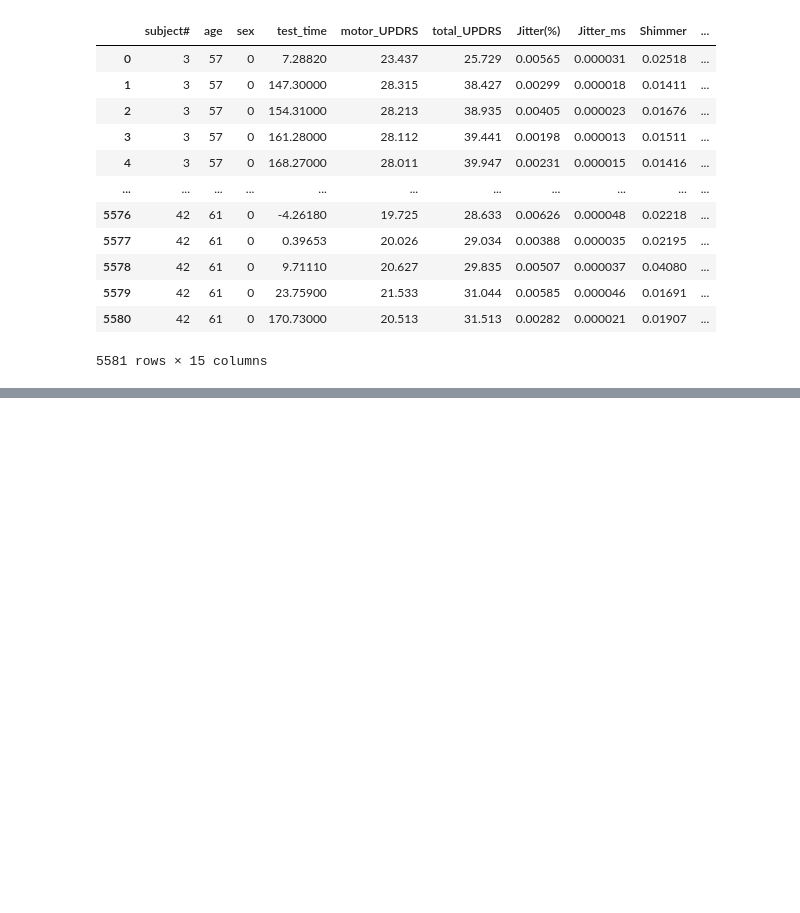
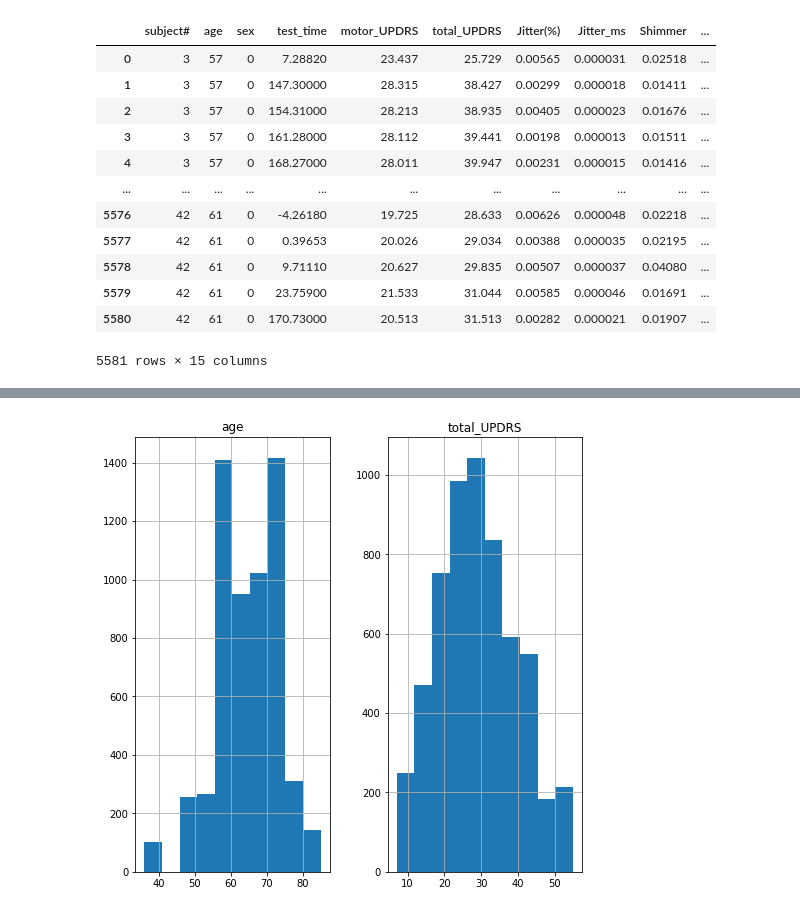
Before and after one commit to data301-2020-winter2/course-project-group_1014, a Jupyter notebook: analysis/Santi/Milestone2.ipynb, the cells around one changed output, grey strips where cells are left out. Saved outputs shown, nothing was run; the diff lists cells and outputs as text; code cells hidden in the pictures; blank space fills up the shorter version.

```diff
--- a/analysis/Santi/Milestone2.ipynb
+++ b/analysis/Santi/Milestone2.ipynb
@@ -98,0 +153,4 @@ load_and_process("C:\\Users\\Santi\\Desktop\\parkinsons_updrs.xls")
+# %%
+hist = df2.hist(bins=10,figsize =(8,8))
+# %% [output]
+[figure, added]
```
Also changed, not shown: parts of 13 cells of this notebook, 1 other file.
